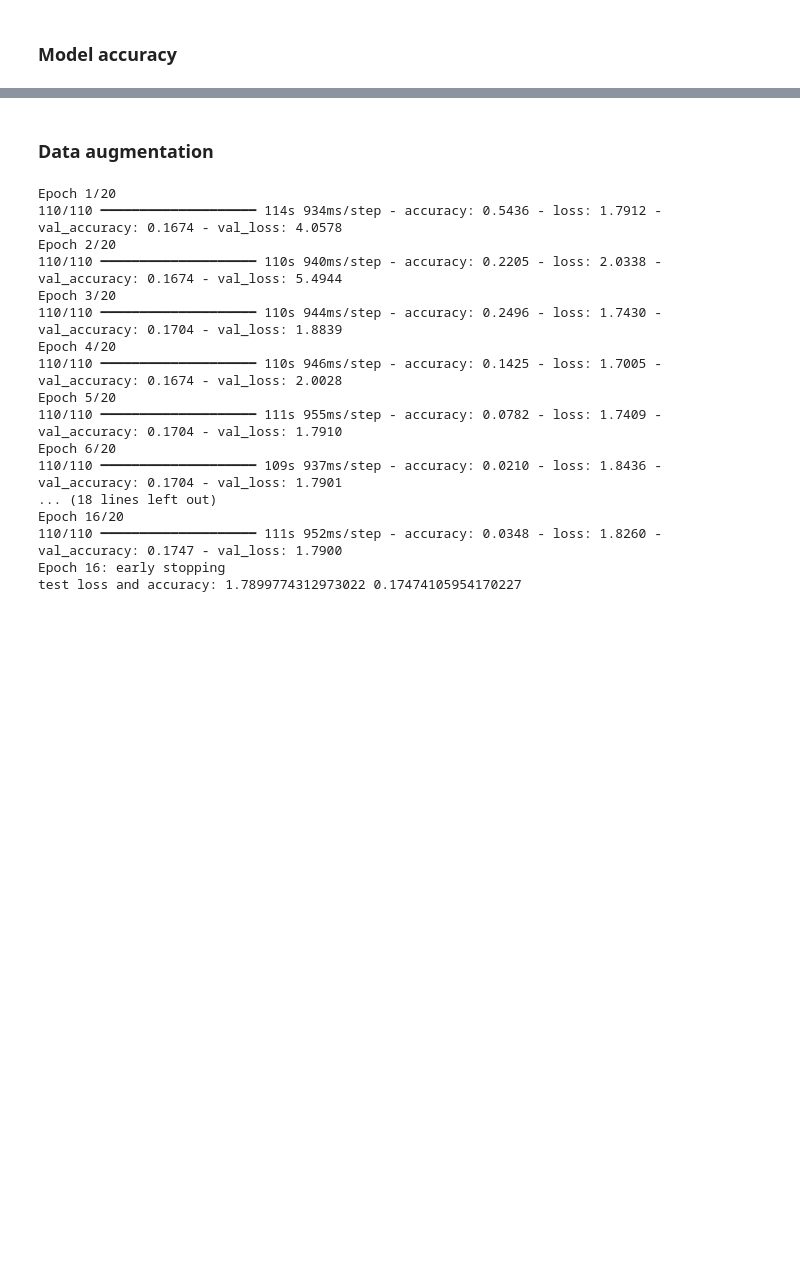
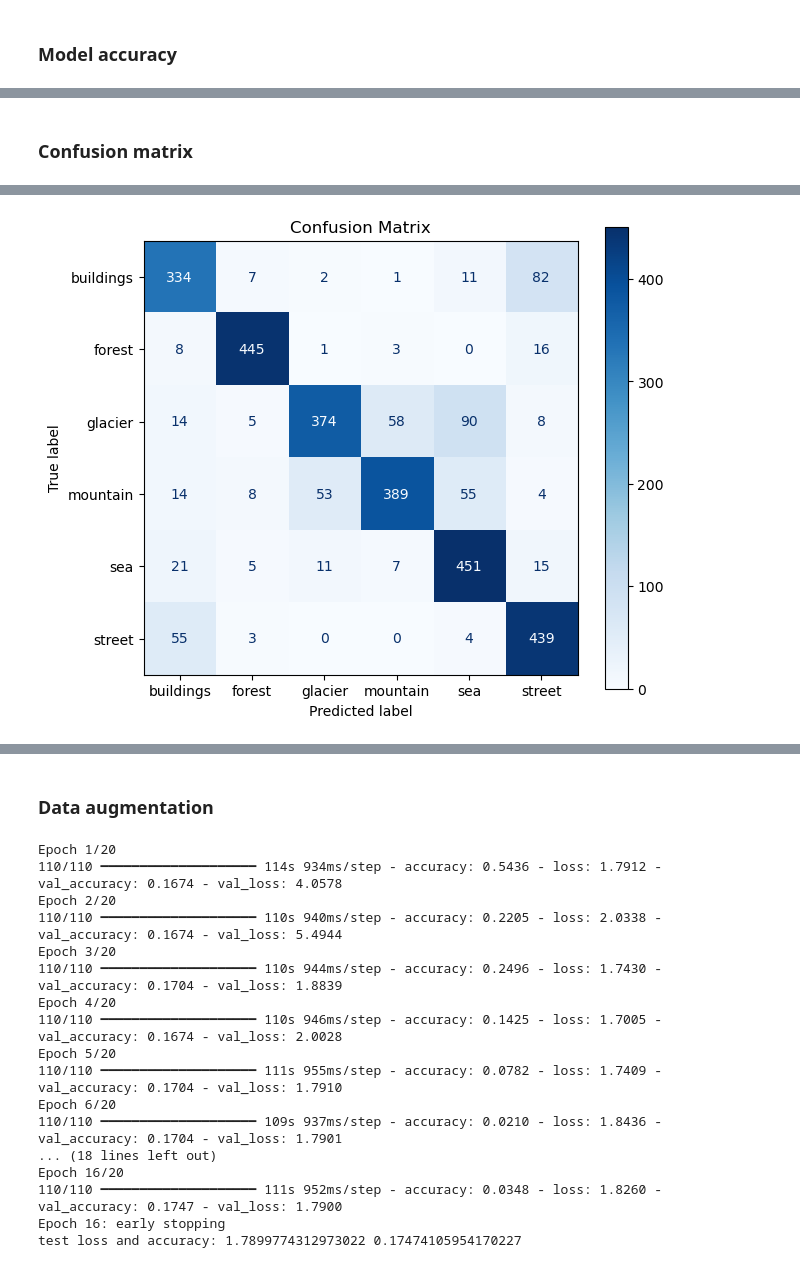
Before and after one commit to Ax1Le-JL/Evaluating-Different-Supervised-Learning-Algorithms, a Jupyter notebook: CNN.ipynb, the cells around one changed output, grey strips where cells are left out. Drawn from its saved outputs; the diff is of its cells as text; code cells hidden in the pictures; blank space fills up the shorter version.

```diff
--- a/CNN.ipynb
+++ b/CNN.ipynb
@@ -356,0 +414,24 @@ plot_loss_accuracy(history)
+# %% [markdown]
+### Confusion matrix
+# %%
+# 1. 获取模型预测结果（预测概率 → 预测类别）
+predicted_probs = model.predict(test_images_norm)
+predicted_labels = np.argmax(predicted_probs, axis=1)
+
+# 2. 将 One-Hot 编码的真实标签还原为整数形式
+true_labels = np.argmax(test_labels, axis=1)
+
+# 3. 计算混淆矩阵
+cm = confusion_matrix(true_labels, predicted_labels)
+
+# 4. 设置类别标签
+class_names = ['buildings', 'forest', 'glacier', 'mountain', 'sea', 'street']
+
+# 5. 绘制混淆矩阵
+fig, ax = plt.subplots(figsize=(7, 6))
+disp = ConfusionMatrixDisplay(confusion_matrix=cm, display_labels=class_names)
+disp.plot(ax=ax, cmap='Blues', colorbar=True, values_format='d')
+plt.title("Confusion Matrix")
+plt.grid(False)
+plt.show()
+# %% [output]
@@ -356,0 +439 @@ plot_loss_accuracy(history)
+[figure, added]
```
Also changed, not shown: parts of 13 cells of this notebook.
